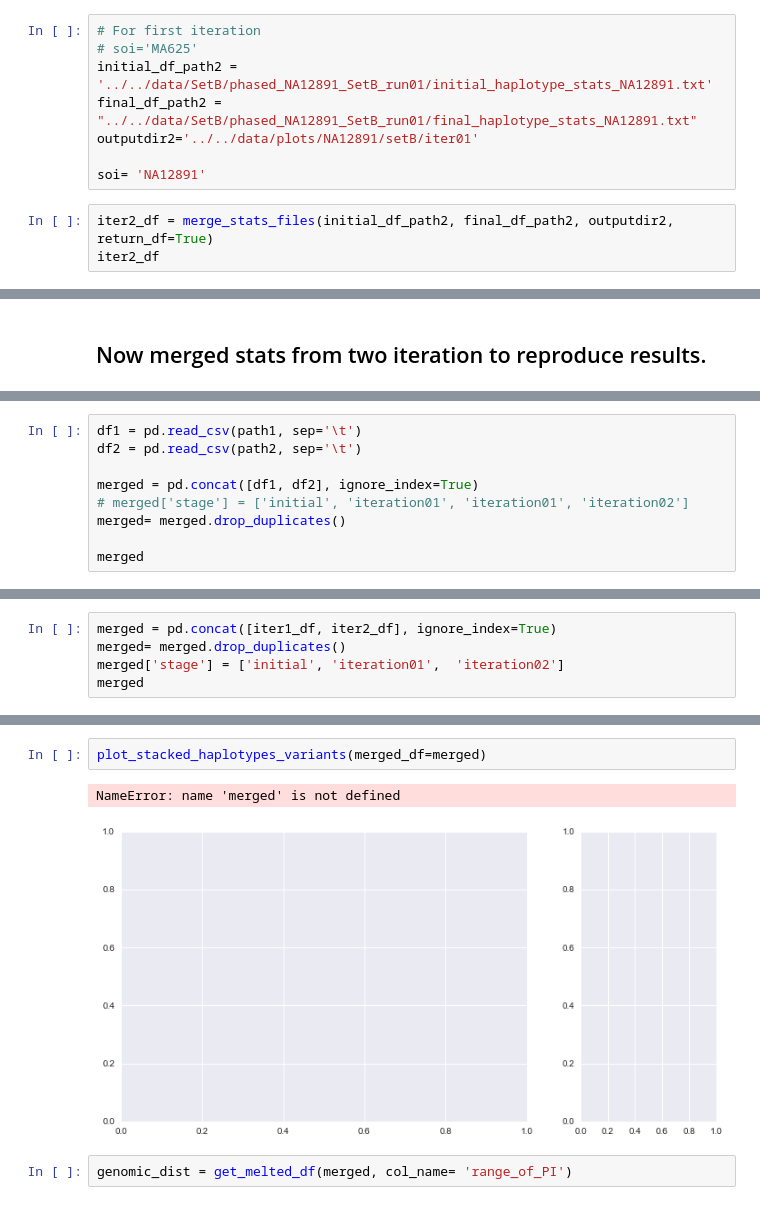
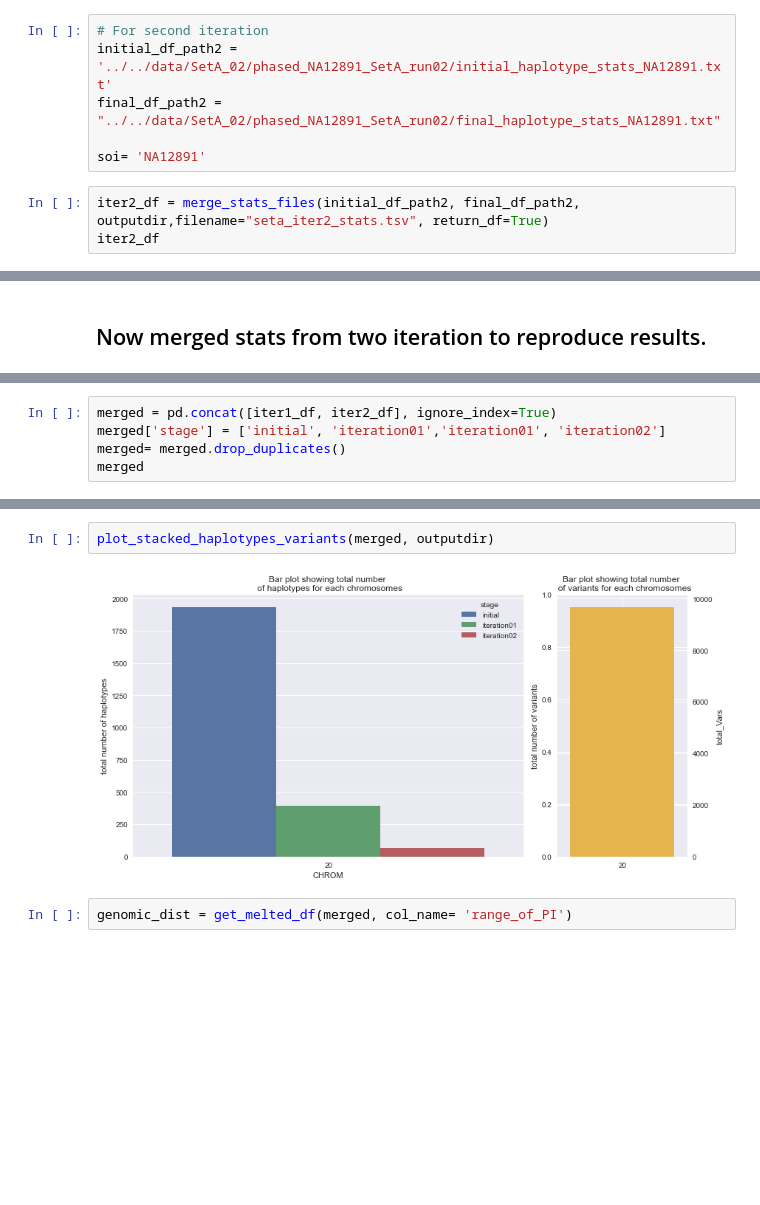
Before and after one commit to everestial/TestSwitchErrors, a Jupyter notebook: Scripts/notebook/Merge haplotypes stats and plot data.ipynb, the cells around one changed output, grey strips where cells are left out. Drawn from its saved outputs; the diff is of its cells as text; blank space fills up the shorter version.

Commit message:
Add seta and setb stacked plots

```diff
--- a/Scripts/notebook/Merge haplotypes stats and plot data.ipynb
+++ b/Scripts/notebook/Merge haplotypes stats and plot data.ipynb
@@ -37,15 +40,13 @@ Merged successfully
 # %% [markdown]
 ## For second iteration
 # %%
-# For first iteration
-# soi='MA625'
-initial_df_path2 = '../../data/SetB/phased_NA12891_SetB_run01/initial_haplotype_stats_NA12891.txt'
-final_df_path2 = "../../data/SetB/phased_NA12891_SetB_run01/final_haplotype_stats_NA12891.txt"
-outputdir2='../../data/plots/NA12891/setB/iter01'
+# For second iteration
+initial_df_path2 = '../../data/SetA_02/phased_NA12891_SetA_run02/initial_haplotype_stats_NA12891.txt'
+final_df_path2 = "../../data/SetA_02/phased_NA12891_SetA_run02/final_haplotype_stats_NA12891.txt"
 
 soi= 'NA12891'
 # %%
-iter2_df = merge_stats_files(initial_df_path2, final_df_path2, outputdir2, return_df=True)
+iter2_df = merge_stats_files(initial_df_path2, final_df_path2, outputdir,filename="seta_iter2_stats.tsv", return_df=True)
 iter2_df
 # %% [output]
 Merged successfully
@@ -60,11 +58,7 @@ path2 = outputdir2+ '/merged_stats.tsv'
 # %%
-df1 = pd.read_csv(path1, sep='\t')
-df2 = pd.read_csv(path2, sep='\t')
-
-merged = pd.concat([df1, df2], ignore_index=True)
-# merged['stage'] = ['initial', 'iteration01', 'iteration01', 'iteration02']
+merged = pd.concat([iter1_df, iter2_df], ignore_index=True)
+merged['stage'] = ['initial', 'iteration01','iteration01', 'iteration02']
 merged= merged.drop_duplicates()
-
 merged
 # %% [output]
 |  | CHROM | NA12891:PI | num_Vars_by_PI | range_of_PI | total_haplotypes | total_Vars | stage |
@@ -74,5 +67,0 @@ merged
-# %%
-merged = pd.concat([iter1_df, iter2_df], ignore_index=True)
-merged= merged.drop_duplicates()
-merged['stage'] = ['initial', 'iteration01',  'iteration02']
-merged
@@ -91,7 +68,6 @@ merged
 # %%
-plot_stacked_haplotypes_variants(merged_df=merged)
+plot_stacked_haplotypes_variants(merged, outputdir)
 # %% [output]
-NameError: name 'merged' is not defined
-[figure, old version]
+[figure, new version]
 # %%
 genomic_dist = get_melted_df(merged, col_name= 'range_of_PI')
```
Also changed, not shown: parts of 29 cells of this notebook, 16 other files.
